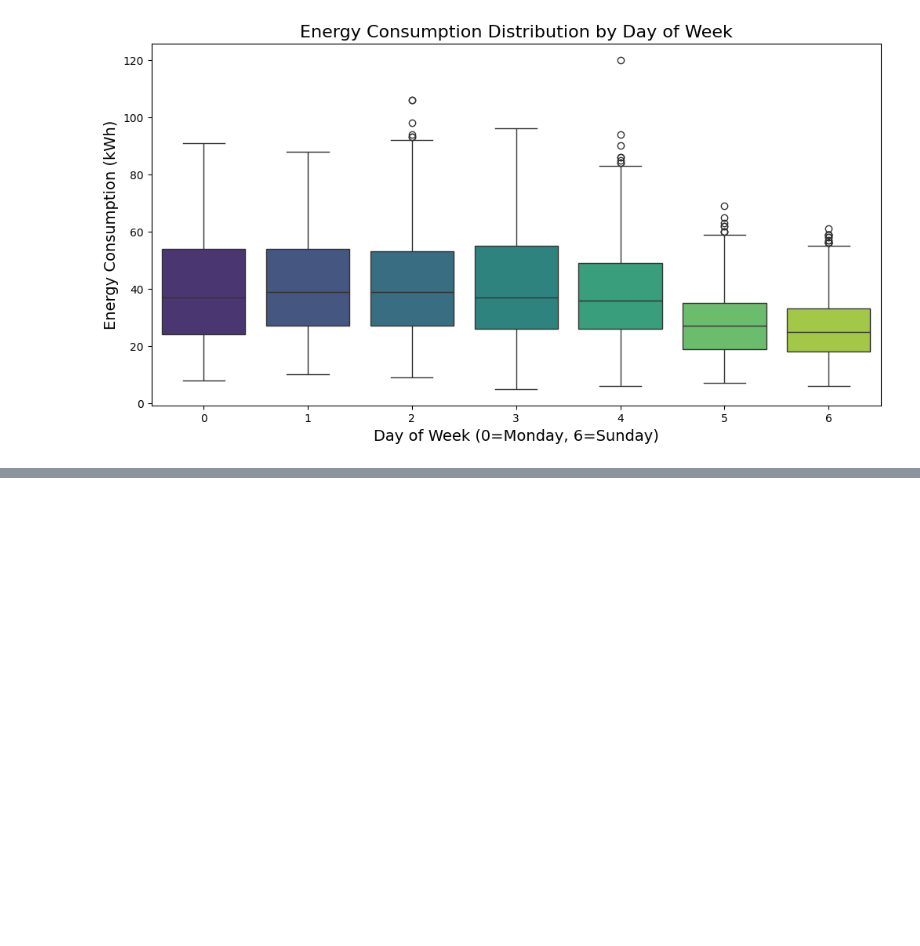
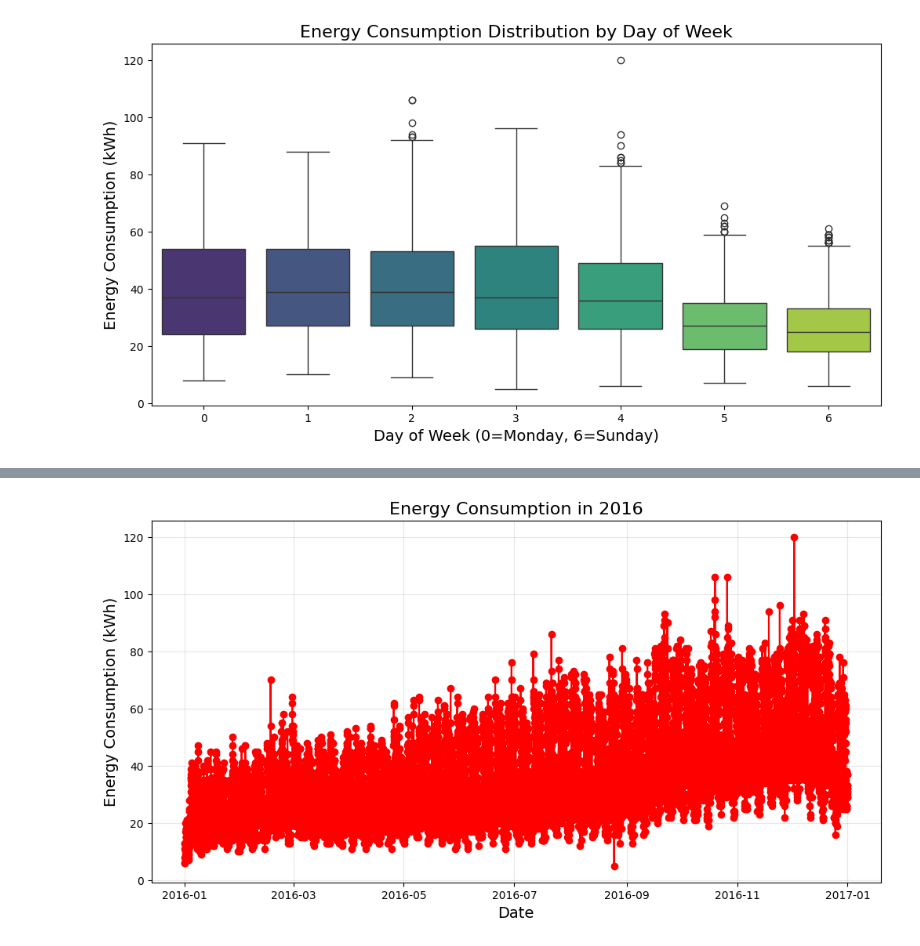
Before and after one commit to Adel2411/energy-consumption-prediction, a Jupyter notebook: data_visualization.ipynb, the cells around one changed output, grey strips where cells are left out. Saved outputs shown, nothing was run; the diff lists cells and outputs as text; code cells hidden in the pictures; blank space fills up the shorter version.

```diff
--- a/data_visualization.ipynb
+++ b/data_visualization.ipynb
@@ -63,0 +103,13 @@ Passing `palette` without assigning `hue` is deprecated and will be removed in v
+# %%
+# Plot data of one year
+one_year = train_data[train_data['ds'].dt.year == 2016]
+
+plt.figure(figsize=(12, 6))
+plt.plot(one_year['ds'], one_year['y'], marker='o', linestyle='-', color='red')
+plt.title('Energy Consumption in 2016', fontsize=16)
+plt.xlabel('Date', fontsize=14)
+plt.ylabel('Energy Consumption (kWh)', fontsize=14)
+plt.grid(alpha=0.3)
+plt.show()
+# %% [output]
+[figure, added]
```
Also changed, not shown: parts of 3 cells of this notebook, 1 other file.
